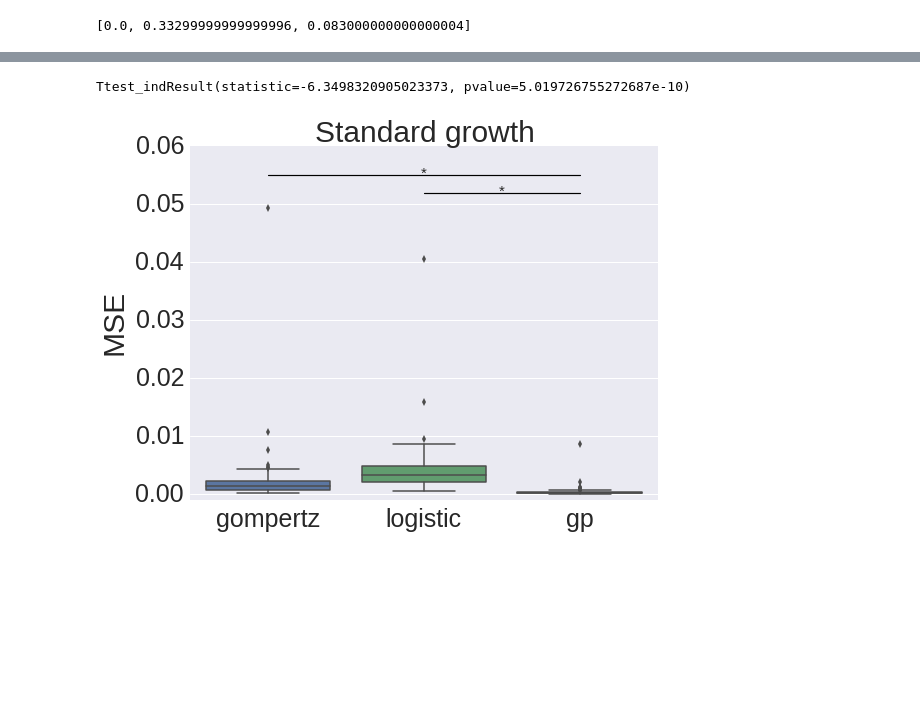
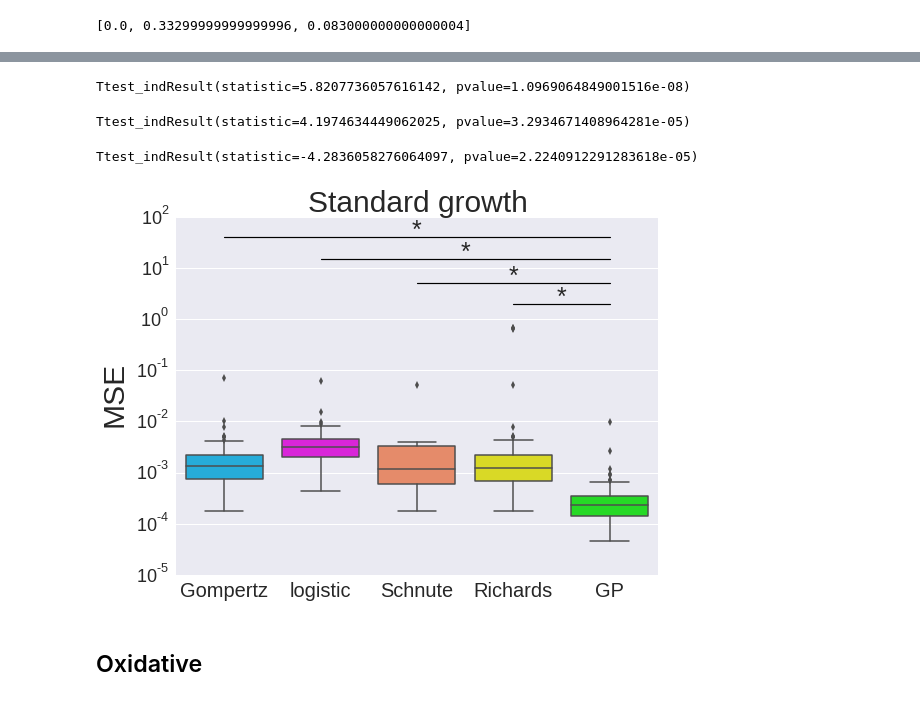
Before and after one commit to ptonner/gp_growth_phenotype, a Jupyter notebook: notebooks/classical_models.ipynb, the cells around one changed output, grey strips where cells are left out. Drawn from its saved outputs; the diff is of its cells as text; code cells hidden in the pictures; blank space fills up the shorter version.

```diff
--- a/notebooks/classical_models.ipynb
+++ b/notebooks/classical_models.ipynb
@@ -180,5 +266,7 @@ KeyError: ('ura3', 0.333)
 # %% [markdown]
 # Errors
+# %%
+output = pd.read_csv("classical_models.csv",index_col=None)
 # %%
 fits = output.copy()
 fits.Condition.replace(np.nan,'',inplace=True)
@@ -208,7 +306,15 @@ Ttest_indResult(statistic=16.467134499340304, pvalue=1.3807937480442597e-48)
+# %%
+print scipy.stats.ttest_ind(data1.richards_mse[data1.richards_mse<.5],data1.gp_mse,nan_policy='omit')
+# %% [output]
+Ttest_indResult(statistic=5.8207736057616142, pvalue=1.0969064849001516e-08)
+# %%
+print scipy.stats.ttest_ind(data1.schnute_mse[~data1.schnute_mse.isnull()],data1.gp_mse)
+# %% [output]
+Ttest_indResult(statistic=4.1974634449062025, pvalue=3.2934671408964281e-05)
 # %%
 print scipy.stats.ttest_ind(data1.gompertz_mse,data1.logistic_mse)
 # %% [output]
-Ttest_indResult(statistic=-6.3498320905023373, pvalue=5.019726755272687e-10)
+Ttest_indResult(statistic=-4.2836058276064097, pvalue=2.2240912291283618e-05)
 # %%
 def significance_bar(start,end,height,displaystring,linewidth = 1.2,markersize = 8,boxpad  =0.3,fontsize = 15,color = 'k',offset=.01):
     # draw a line with downticks at the ends
@@ -218,31 +324,38 @@ def significance_bar(start,end,height,displaystring,linewidth = 1.2,markersize =
 # %%
 plt.figure(figsize=(8,6))
 
-sns.boxplot([data1.gompertz_mse,data1.logistic_mse,data1.gp_mse],names=['gompertz','logistic','gp'],fliersize=5)
+# sns.boxplot([data1.gompertz_mse,data1.logistic_mse,data1.gp_mse],names=['gompertz','logistic','gp'],
+#             fliersize=5,color=['deepskyblue','magenta','lime'])
+# sns.boxplot([data1.gompertz_mse,data1.logistic_mse,data1.schnute_mse,data1.gp_mse],names=['Gompertz','logistic','Schnute','gp'],
+#             fliersize=5,color=['deepskyblue','magenta','coral','lime'])
 
-# plt.xlabel("Normal Growth",fontsize=20)
-# plt.xticks([1,2,3,4],['gompertz','logistic','gp'],fontsize=15)
-plt.xticks(fontsize=25)
-plt.yticks(fontsize=25)
-# plt.yticks(fontsize=15)
-# plt.ylabel("MSE",fontsize=25)
-plt.ylim(-.001,.06)
-# plt.grid(False)
+sns.boxplot([data1.gompertz_mse,data1.logistic_mse,data1.schnute_mse,data1.richards_mse,data1.gp_mse],names=['Gompertz','logistic','Schnute','Richards','GP'],
+            fliersize=5,color=['deepskyblue','magenta','coral','yellow','lime'])
+
+plt.xticks(fontsize=20)
+# plt.yticks([0.01,.03,.05,],fontsize=25)
+# plt.ylim(-.001,.06)
 
 # props = {'connectionstyle':'bar','arrowstyle':'-',\
 #                  'shrinkA':60,'shrinkB':60,'lw':2}
 # plt.annotate("*", xy=(.475,.0575), zorder=10,fontsize=20)
 # plt.annotate('', xy=(0,.044), xytext=(1,.044), arrowprops=props)
 
-significance_bar(1,3,.055,'*')
-significance_bar(2,3,.052,'*',offset=.01)
+significance_bar(1,5,40,'*',offset=.4,fontsize=25)
+significance_bar(2,5,15,'*',offset=.4,fontsize=25)
+significance_bar(3,5,5,'*',offset=.4,fontsize=25)
+significance_bar(4,5,2,'*',offset=.4,fontsize=25)
 
 plt.title("Standard growth",fontsize=30)
 plt.ylabel("MSE",fontsize=30)
+plt.yscale('log',subsy=[])
+plt.ylim(.00001,100)
+plt.yticks(fontsize=18)
 
 plt.tight_layout()
 
-
 plt.savefig("figures/mse_standard.png",dpi=300)
 # %% [output]
-[figure, old version]
+[figure, new version]
+# %% [markdown]
+## Oxidative
```
Also changed, not shown: parts of 47 cells of this notebook, 2 other files.
